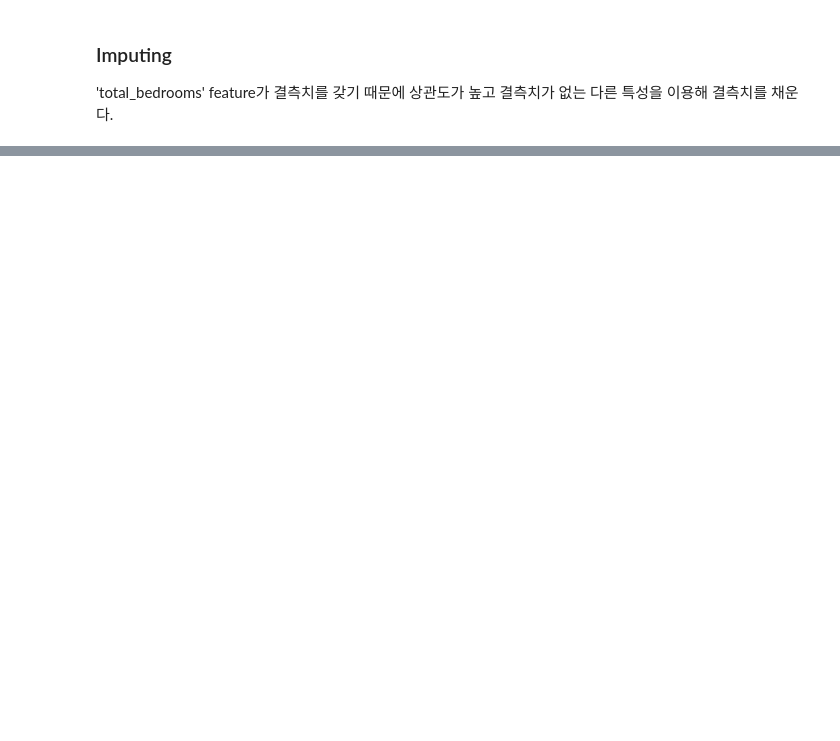
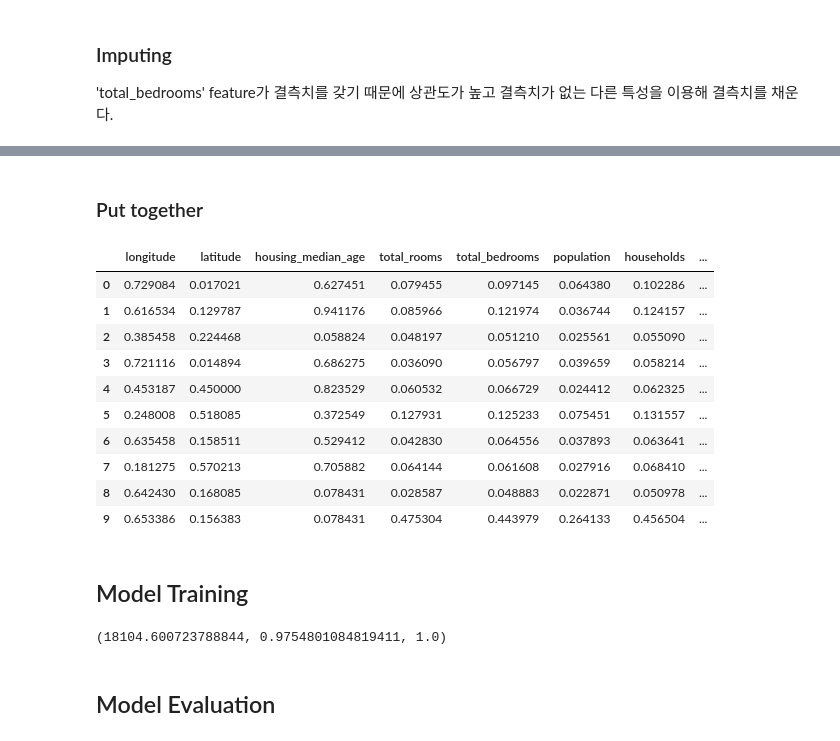
Before and after one commit to wowo0709/MachineLearning, a Jupyter notebook: week2/Lab 1 - End to End Machine Learning Process.ipynb, the cells around one changed output, grey strips where cells are left out. Saved outputs shown, nothing was run; the diff lists cells and outputs as text; code cells hidden in the pictures; blank space fills up the shorter version.

```diff
--- a/week2/Lab 1 - End to End Machine Learning Process.ipynb
+++ b/week2/Lab 1 - End to End Machine Learning Process.ipynb
@@ -307,0 +217,7 @@ train_feature.head(10)
+# %%
+from sklearn.preprocessing import MinMaxScaler
+
+scaler = MinMaxScaler()
+scaled_num_attribs = scaler.fit_transform(num_attribs)
+
+scaled_num_attribs[:10]
@@ -309,0 +251,9 @@ train_feature.head(10)
+# %%
+from sklearn.preprocessing import OneHotEncoder
+
+encoder = OneHotEncoder()
+encoded_cat_attribs = encoder.fit_transform(X_train['ocean_proximity'].values.reshape(-1,1)).toarray()
+
+one_hot_columns = list(*encoder.categories_)
+print(one_hot_columns)
+encoded_cat_attribs[:10]
@@ -309,0 +272,41 @@ train_feature.head(10)
+# %% [markdown]
+### Put together
+# %%
+# preprocessed_X_train = pd.DataFrame(np.hstack([scaled_num_attribs,encoded_cat_attribs]),columns=list(columns)+list(onehot_columns))
+
+preprocessed_X_train_array = np.hstack([scaled_num_attribs,encoded_cat_attribs])
+
+columns = num_columns + one_hot_columns
+preprocessed_X_train = pd.DataFrame(preprocessed_X_train_array, columns=columns)
+
+preprocessed_X_train[:10]
+# %% [output]
+|  | longitude | latitude | housing_median_age | total_rooms | total_bedrooms | population | households | ... |
+| 0 | 0.729084 | 0.017021 | 0.627451 | 0.079455 | 0.097145 | 0.064380 | 0.102286 | ... |
+| 1 | 0.616534 | 0.129787 | 0.941176 | 0.085966 | 0.121974 | 0.036744 | 0.124157 | ... |
+| 2 | 0.385458 | 0.224468 | 0.058824 | 0.048197 | 0.051210 | 0.025561 | 0.055090 | ... |
+| 3 | 0.721116 | 0.014894 | 0.686275 | 0.036090 | 0.056797 | 0.039659 | 0.058214 | ... |
+| 4 | 0.453187 | 0.450000 | 0.823529 | 0.060532 | 0.066729 | 0.024412 | 0.062325 | ... |
+| 5 | 0.248008 | 0.518085 | 0.372549 | 0.127931 | 0.125233 | 0.075451 | 0.131557 | ... |
+| 6 | 0.635458 | 0.158511 | 0.529412 | 0.042830 | 0.064556 | 0.037893 | 0.063641 | ... |
+| 7 | 0.181275 | 0.570213 | 0.705882 | 0.064144 | 0.061608 | 0.027916 | 0.068410 | ... |
+| 8 | 0.642430 | 0.168085 | 0.078431 | 0.028587 | 0.048883 | 0.022871 | 0.050978 | ... |
+| 9 | 0.653386 | 0.156383 | 0.078431 | 0.475304 | 0.443979 | 0.264133 | 0.456504 | ... |
+# %% [markdown]
+## Model Training
+# %%
+from sklearn.ensemble import RandomForestRegressor
+
+model = RandomForestRegressor()
+model.fit(preprocessed_X_train, y_train)
+
+housing_predictions = model.predict(preprocessed_X_train)
+train_rmse = mean_squared_error(y_train, housing_predictions)**(1/2)
+train_r2 = r2_score(y_train, housing_predictions)
+train_score = model.score(preprocessed_X_train, housing_predictions)
+
+train_rmse, train_r2, train_score
+# %% [output]
+(18104.600723788844, 0.9754801084819411, 1.0)
+# %% [markdown]
+## Model Evaluation
```
Also changed, not shown: parts of 21 cells of this notebook, 2 other files.
